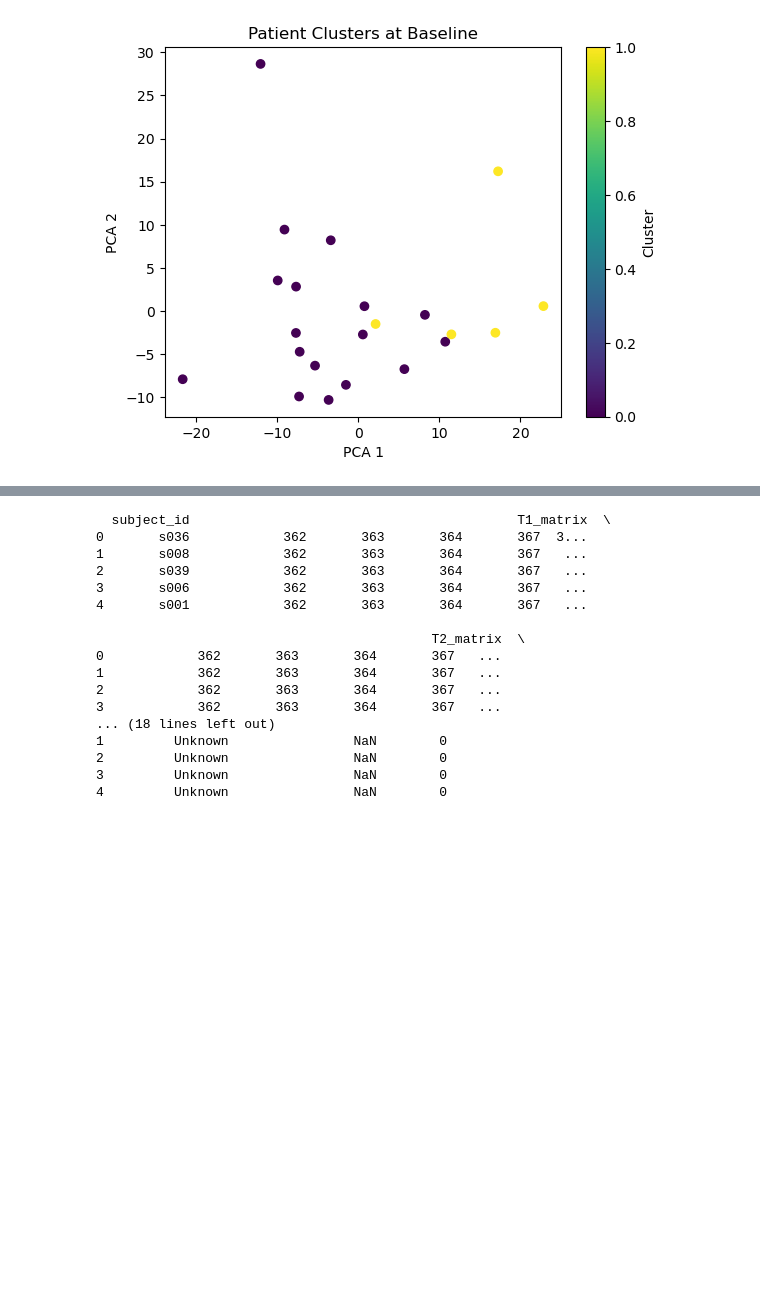
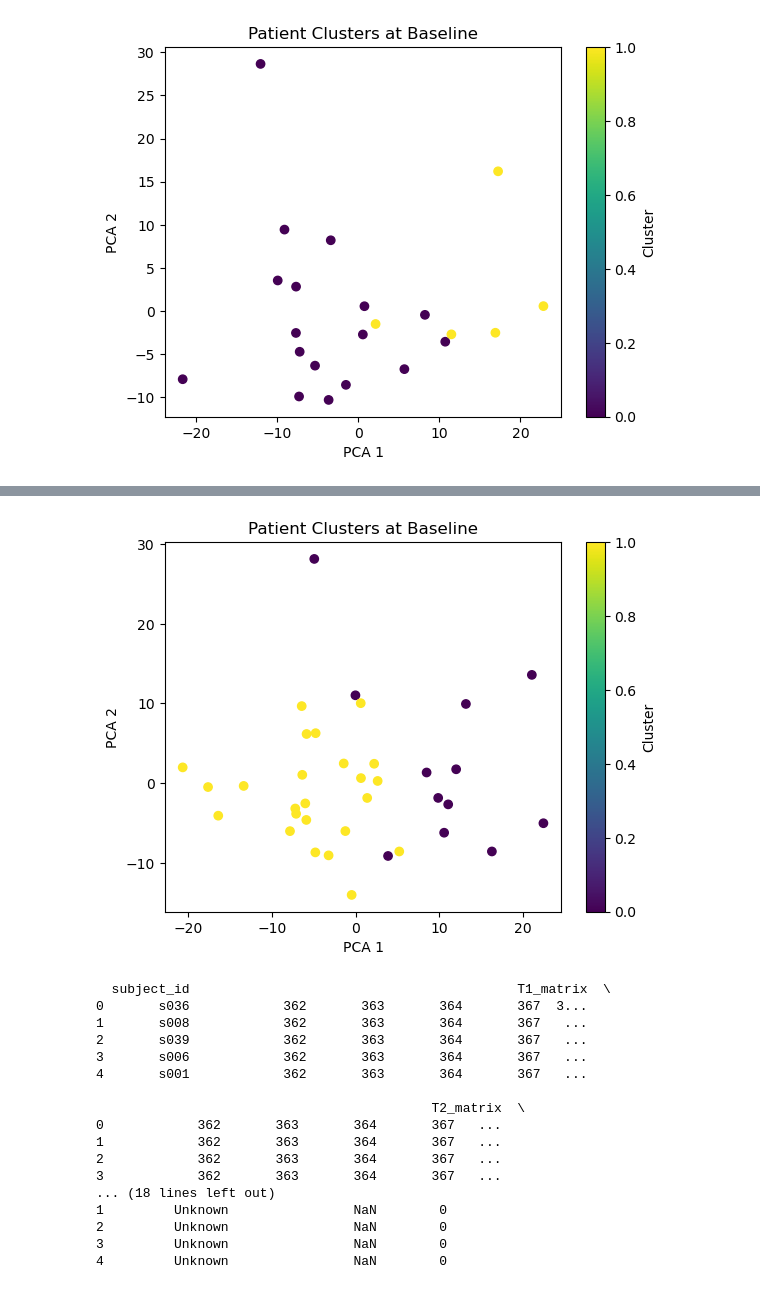
Before and after one commit to maylismlr/uphummel_MA4, a Jupyter notebook: clustering.ipynb, the cells around one changed output, grey strips where cells are left out. Saved outputs shown, nothing was run; the diff lists cells and outputs as text; code cells hidden in the pictures; blank space fills up the shorter version.

```diff
--- a/clustering.ipynb
+++ b/clustering.ipynb
@@ -125,3 +85,7 @@ Cluster 1: ['s003', 's042', 's017', 's021', 's081']
+# %%
+functions.cluster_and_plot(t1_t4_matrices, numerical_cols_names= numerical_cols, categorical_cols_name=categorical_cols)
+# %% [output]
+[figure, added]
 # %%
 # Create a DataFrame mapping subject IDs to their cluster labels
 subject_cluster_df = pd.DataFrame({'subject_id': subject_ids, 'cluster': labels})
```
Also changed, not shown: parts of 9 cells of this notebook, 4 other files.
